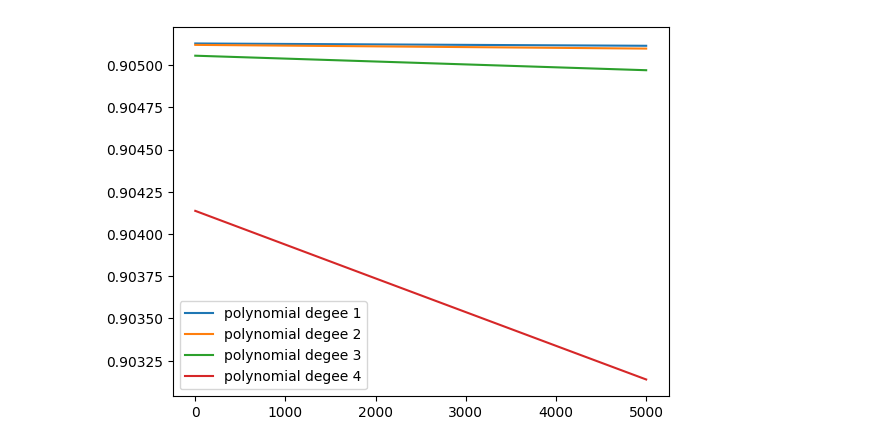
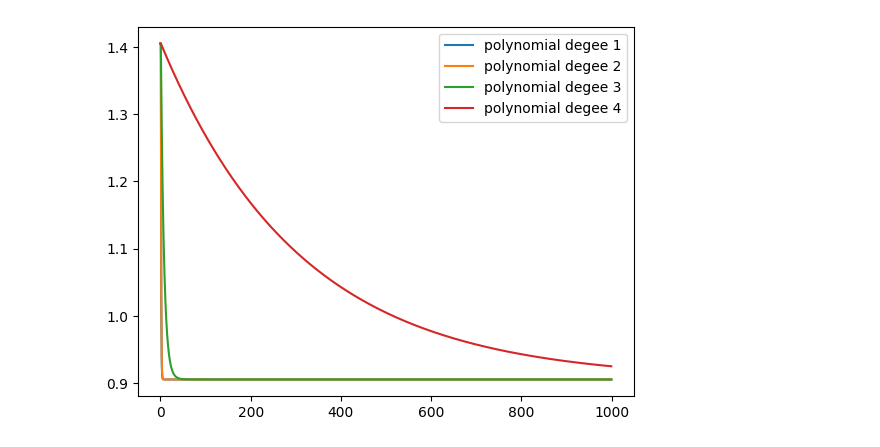
Before and after one commit to Yusup-Badiev/linear_regression, a Jupyter notebook: public_data_milti_variable_linear_regression/car_dataset_price_prediction.ipynb, the cells around one changed output. Saved outputs shown, nothing was run; the diff lists cells and outputs as text; code cells hidden in the pictures.

```diff
--- a/public_data_milti_variable_linear_regression/car_dataset_price_prediction.ipynb
+++ b/public_data_milti_variable_linear_regression/car_dataset_price_prediction.ipynb
@@ -27,7 +26,7 @@ def run_grad_decent(x, y, w, b, alpha):
     return new_w, new_b
 
 #kdef run_linear_regression(x, y, alpha = .004, iter = 100000):
-def run_linear_regression(x, y, alpha = .004, iter = int(1e4)):
+def run_linear_regression(x, y, alpha = .004, iter = int(1e3)):
     update_alpha = True
     j = x.shape[1]
     w = np.zeros([j, 1])
@@ -51,26 +50,68 @@ def run_linear_regression(x, y, alpha = .004, iter = int(1e4)):
     print(compute_cost(x, y, w, b))
     return w, b, cost_history
 # %%
-# Grab dataset from file
-car_dataframe = pd.read_csv("data/car details v4.csv")
-data = (car_dataframe.loc[:, ["Fuel Tank Capacity", "Year", "Price"]]).to_numpy().astype('float64')
+def import_data_set():
+    # Grab dataset from file
+    car_dataframe = pd.read_csv("data/car details v4.csv")
+    data = (car_dataframe.loc[:, ["Fuel Tank Capacity", "Year", "Price"]]).to_numpy().astype('float64')
+    return data
 
-# Use simple data cleaning of dropping all null data
-data_clean = data[~np.isnan(data).any(axis=1)]
+def create_data_sets(data):
+    # Use simple data cleaning of dropping all null data
+    data_clean = data[~np.isnan(data).any(axis=1)]
 
-# Suffle data insure equal distabution between train, validation, and test sets (Also use seed to insure determinisum)
-rng = np.random.default_rng(seed=42)
-rng.shuffle(data_clean)
+    # Suffle data insure equal distabution between train, validation, and test sets (Also use seed to insure determinisum)
+    rng = np.random.default_rng(seed=42)
+    rng.shuffle(data_clean)
 
-# Split up data set into train, validation, and test
-train_set_end_index = int(data_clean.shape[0]/2)
-validation_set_end_index = int(3*data_clean.shape[0]/4)
-train_set = data_clean[:train_set_end_index]
-validation_set = data_clean[train_set_end_index:validation_set_end_index]
-test_set = data_clean[validation_set_end_index:]
+    # Split up data set into train, validation, and test
+    train_set_end_index = int(data_clean.shape[0]/2)
+    validation_set_end_index = int(3*data_clean.shape[0]/4)
+    train_set = data_clean[:train_set_end_index]
+    validation_set = data_clean[train_set_end_index:validation_set_end_index]
+    test_set = data_clean[validation_set_end_index:]
 
-x = train_set[:, :2]
-y = train_set[:, 2:]
+    train_set_inputs = train_set[:, :2]
+    train_set_targets = train_set[:, 2:]
+    validation_set_inputs = validation_set[:, :2]
+    validation_set_targets = validation_set[:, 2:]
+    test_set_inputs = test_set[:, :2]
+    test_set_targets = test_set[:, 2:]
+
+    return train_set_inputs, train_set_targets, validation_set_inputs, validation_set_targets, test_set_inputs, test_set_targets
+
+def create_normalized_polynomial_datasets(train_set_inputs, train_set_targets, validation_set_inputs, validation_set_targets, test_set_inputs, test_set_targets):
+    train_set_polynomial_inputs = [train_set_inputs]
+    validation_set_polynomial_inputs = [validation_set_inputs]
+    test_set_polynomial_inputs = [test_set_inputs]
+
+    for i in range(len(train_set_targets)):
+        train_set_polynomial_input = train_set_polynomial_inputs[i]
+        validation_set_polynomial_input = validation_set_polynomial_inputs[i]
+        test_set_polynomial_input = test_set_polynomial_inputs[i]
+
+        for j in range(train_set_polynomial_input.shape[1]):
+            train_set_column = train_set_polynomial_input[:, j:j+1]
+            validation_set_column = validation_set_polynomial_input[:, j:j+1]
+            test_set_column = test_set_polynomial_input[:, j:j+1]
+
+            sigma = train_set_column.std()
+            mean = train_set_column.mean()
+
+            train_set_polynomial_input[:, j:j+1] = (train_set_column - mean) / sigma / 100
+            validation_set_polynomial_input[:, j:j+1] = (validation_set_column - mean) / sigma / 100
+            test_set_polynomial_input[:, j:j+1] = (test_set_column - mean) / sigma / 100
+
+
+    return train_set_polynomial_inputs, train_set_targets, validation_set_polynomial_inputs, validation_set_targets, test_set_polynomial_inputs, test_set_targets
+
+data_set = import_data_set()
+
+train_set_inputs, train_set_targets, validation_set_inputs, validation_set_targets, test_set_inputs, test_set_targets = create_data_sets(data_set)
+create_normalized_polynomial_datasets(train_set_inputs, train_set_targets, validation_set_inputs, validation_set_targets, test_set_inputs, test_set_targets)
+
+x = train_set_inputs
+y = train_set_targets
 
 normalization_vars = np.empty((x.shape[1], 2))
 
@@ -140,7 +181,7 @@ for i in range(polynomial_degree):
 for i in range(len(cost_histories)):
     x = cost_histories[i]
     # skip the first 400 training iterations in our visualiztion make the differaces in the lines in our graph visable.
-    plt.plot(x[5000:], label = f"polynomial degee {i+1}")
+    plt.plot(x, label = f"polynomial degee {i+1}")
 
 plt.legend()
 plt.show()
@@ -177 +218 @@ for architecture in polynomial_architectures:
-[figure, old version]
+[figure, new version]
```
Also changed, not shown: parts of 3 cells of this notebook.
